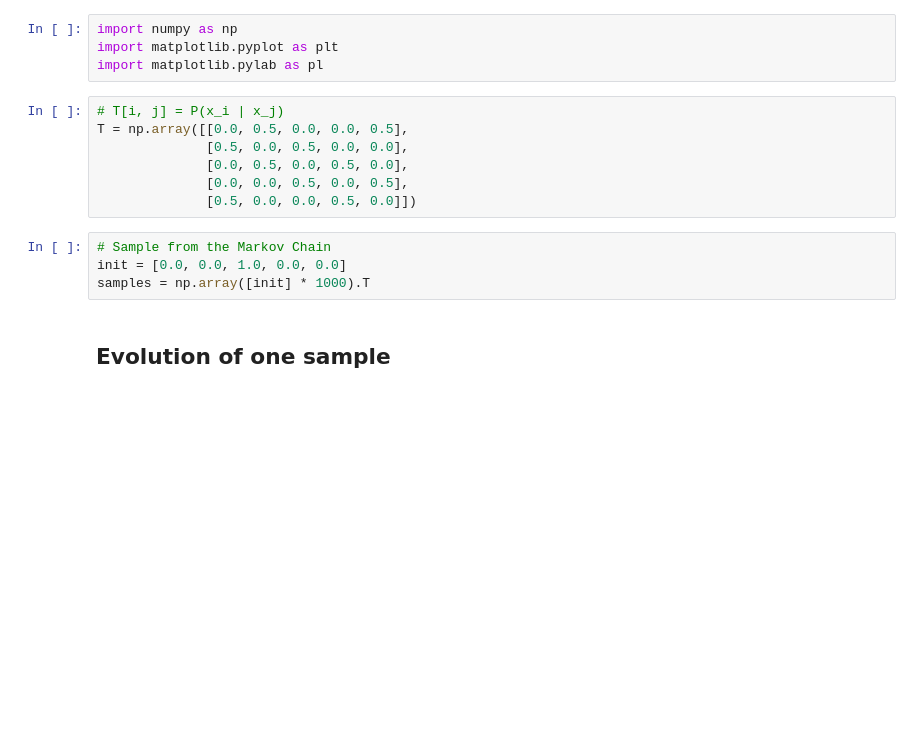
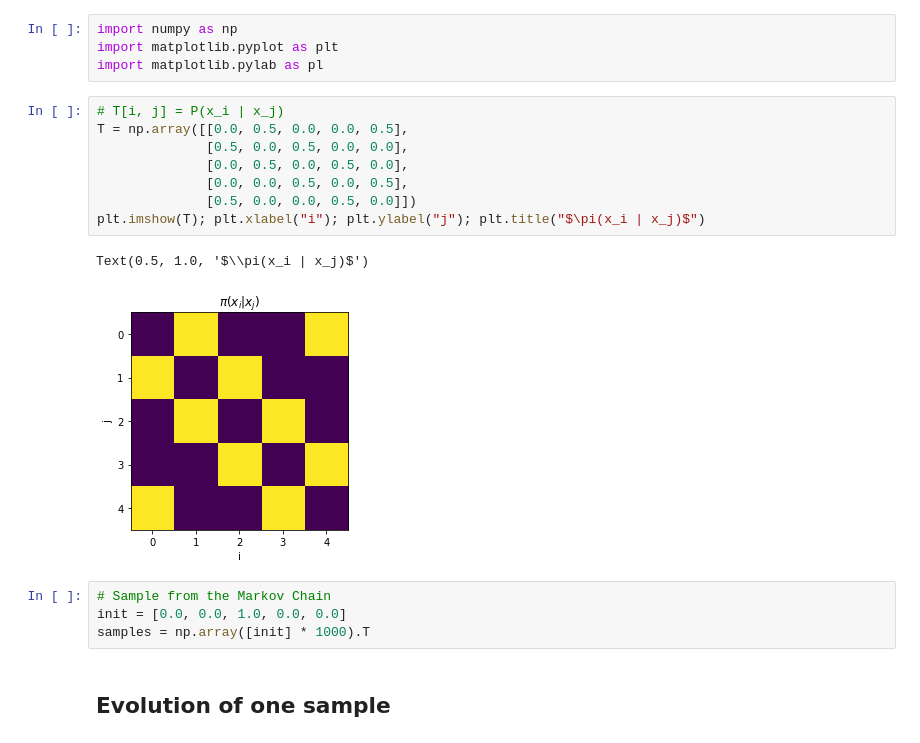
Before and after one commit to markvdw/inference-plots, a Jupyter notebook: markov-chain.ipynb, the cells around one changed output. Drawn from its saved outputs; the diff is of its cells as text; blank space fills up the shorter version.

```diff
--- a/markov-chain.ipynb
+++ b/markov-chain.ipynb
@@ -5,10 +5,14 @@ import matplotlib.pylab as pl
 # %%
 # T[i, j] = P(x_i | x_j)
 T = np.array([[0.0, 0.5, 0.0, 0.0, 0.5],
               [0.5, 0.0, 0.5, 0.0, 0.0],
               [0.0, 0.5, 0.0, 0.5, 0.0],
               [0.0, 0.0, 0.5, 0.0, 0.5],
               [0.5, 0.0, 0.0, 0.5, 0.0]])
+plt.imshow(T); plt.xlabel("i"); plt.ylabel("j"); plt.title("$\pi(x_i | x_j)$")
+# %% [output]
+Text(0.5, 1.0, '$\\pi(x_i | x_j)$')
+[figure, added]
 # %%
 # Sample from the Markov Chain
 init = [0.0, 0.0, 1.0, 0.0, 0.0]
```
Also changed, not shown: parts of 2 cells of this notebook.
